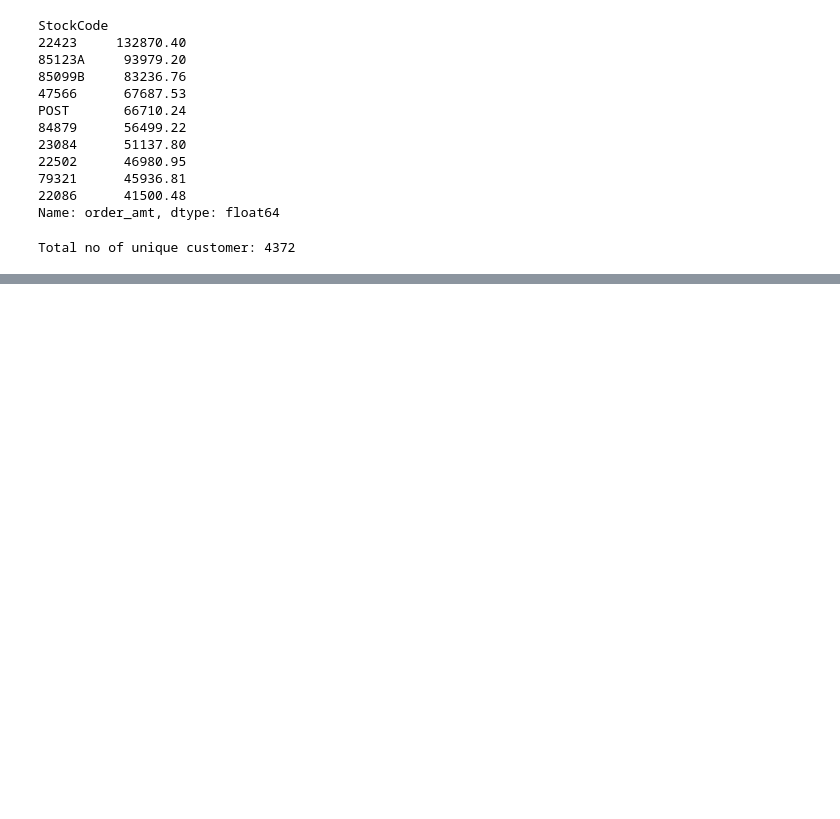
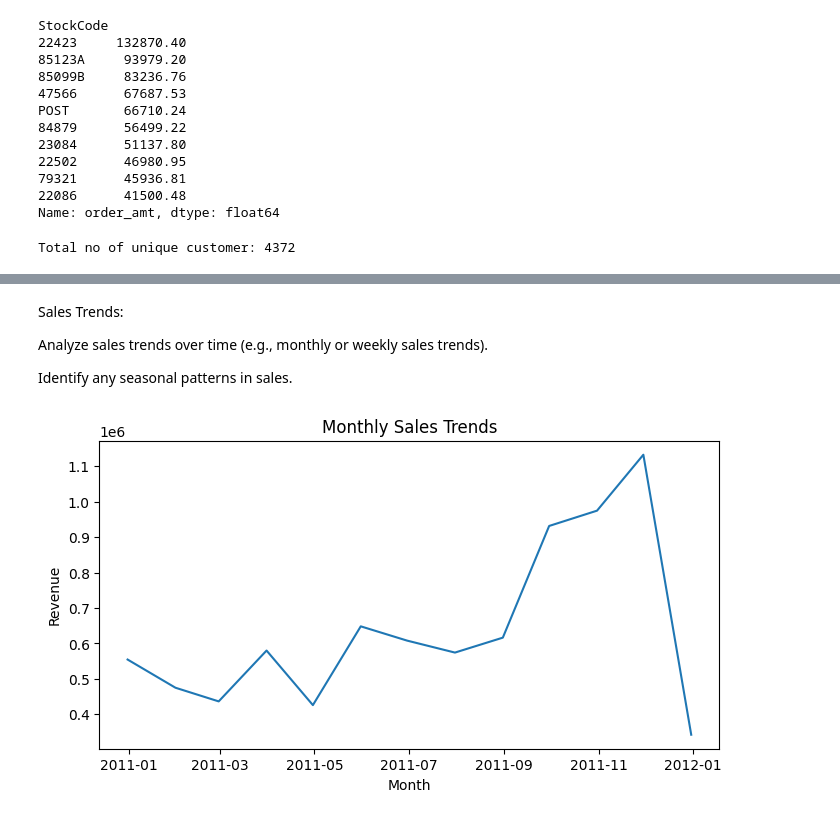
Before and after one commit to seemantk-protean/DevopsRepo, a Jupyter notebook: 29-07-2024.ipynb, the cells around one changed output, grey strips where cells are left out. Drawn from its saved outputs; the diff is of its cells as text; code cells hidden in the pictures; blank space fills up the shorter version.

```diff
--- a/29-07-2024.ipynb
+++ b/29-07-2024.ipynb
@@ -240,0 +252,20 @@ df[df['StockCode'].isin([unique_stock])][['StockCode',"Description"]]
+# %% [markdown]
+Sales Trends:
+
+Analyze sales trends over time (e.g., monthly or weekly sales trends).
+
+Identify any seasonal patterns in sales.
+# %%
+# Monthly sales trends
+monthly_sales = df.set_index('InvoiceDate').resample('M')['order_amt'].sum()
+plt.figure(figsize=(8, 4))
+sns.lineplot(data=monthly_sales)
+plt.title('Monthly Sales Trends')
+plt.xlabel('Month')
+plt.ylabel('Revenue')
+plt.show()
+
+# Seasonal patterns
+# Here we can decompose the time series to see seasonal patterns (optional)
+# %% [output]
+[figure, added]
```
Also changed, not shown: parts of 6 cells of this notebook, 1 other file.
